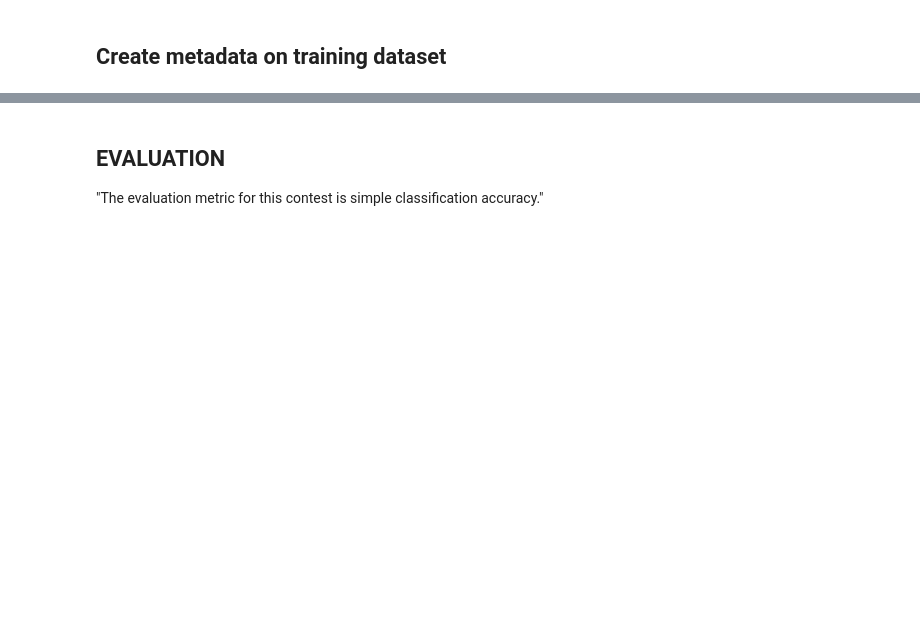
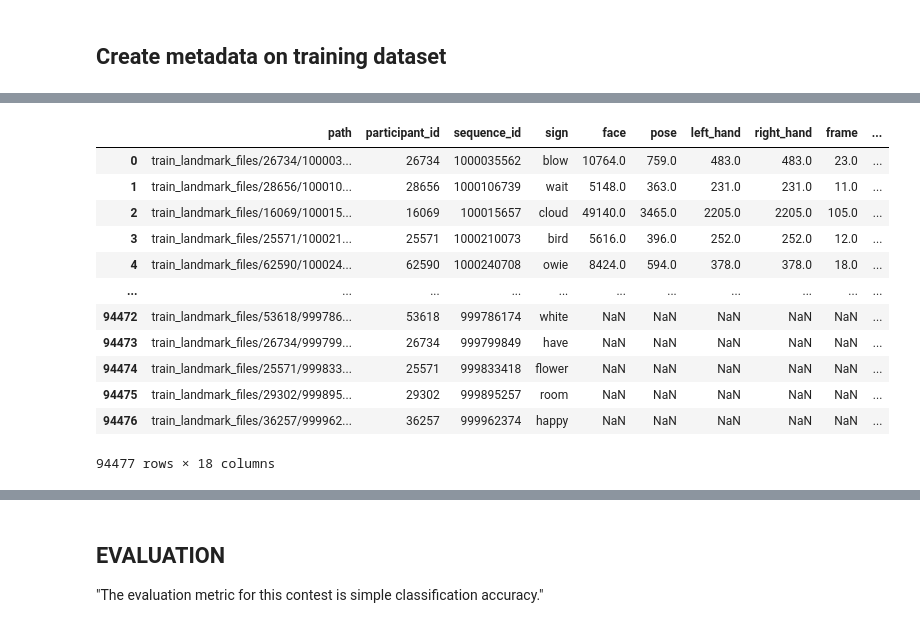
Before and after one commit to addomaks/Exploratory-Analysis, a Jupyter notebook: sign-language-recognition-asl.ipynb, the cells around one changed output, grey strips where cells are left out. Cells and saved outputs as stored; diff of their text form; code cells hidden in the pictures; blank space fills up the shorter version.

Commit message:
Kaggle Notebook | Sign Language Recognition ASL | Version 2

```diff
--- a/sign-language-recognition-asl.ipynb
+++ b/sign-language-recognition-asl.ipynb
@@ -183,11 +183,29 @@ types: ['face' 'left_hand' 'pose' 'right_hand']
 # %% [markdown]
 ## Create metadata on training dataset
 # %%
-for i, d in tqdm(train.iterrows(), total=len(train)):
+combined_meta = {}
+for index, d in tqdm(train.iterrows(), total=len(train)):
     file_path = d['path']
     landmark_read = pd.read_parquet(f"{BASE_DIR}/{file_path}")
     meta = landmark_read['type'].value_counts().to_dict()
     meta['frame'] = landmark_read['frame'].nunique() ##number of frames in a file
-    break
+    xyz_meta = (
+    landmark_read.agg(
+        {
+            'x':['min', 'max', 'mean'],
+            'y':['min', 'max', 'mean'],
+            'z':['min', 'max', 'mean']
+        }
+    )
+    .unstack()
+    .to_dict()
+    )
+
+    for key in xyz_meta.keys():
+        new_keys = key[0] + '_' + key[1]
+        meta[new_keys] = xyz_meta[key]
+    combined_meta[file_path] = meta
+    if index == 1_000:
+        break
 # %% [output]
 [interactive output not drawn]
@@ -198,0 +230,5 @@ xyz_meta = landmark_read.agg({'x':['min', 'max', 'mean'], 'y':['min', 'max', 'me
+# %%
+train_with_meta = train.merge(
+    pd.DataFrame(combined_meta).T.reset_index().rename(columns={'index':'path'}),
+    how='left'
+)
@@ -198,0 +237,16 @@ xyz_meta = landmark_read.agg({'x':['min', 'max', 'mean'], 'y':['min', 'max', 'me
+# %%
+train_with_meta
+# %% [output]
+|  | path | participant_id | sequence_id | sign | face | pose | left_hand | right_hand | frame | ... |
+| 0 | train_landmark_files/26734/100003... | 26734 | 1000035562 | blow | 10764.0 | 759.0 | 483.0 | 483.0 | 23.0 | ... |
+| 1 | train_landmark_files/28656/100010... | 28656 | 1000106739 | wait | 5148.0 | 363.0 | 231.0 | 231.0 | 11.0 | ... |
+| 2 | train_landmark_files/16069/100015... | 16069 | 100015657 | cloud | 49140.0 | 3465.0 | 2205.0 | 2205.0 | 105.0 | ... |
+| 3 | train_landmark_files/25571/100021... | 25571 | 1000210073 | bird | 5616.0 | 396.0 | 252.0 | 252.0 | 12.0 | ... |
+| 4 | train_landmark_files/62590/100024... | 62590 | 1000240708 | owie | 8424.0 | 594.0 | 378.0 | 378.0 | 18.0 | ... |
+| ... | ... | ... | ... | ... | ... | ... | ... | ... | ... | ... |
+| 94472 | train_landmark_files/53618/999786... | 53618 | 999786174 | white | NaN | NaN | NaN | NaN | NaN | ... |
+| 94473 | train_landmark_files/26734/999799... | 26734 | 999799849 | have | NaN | NaN | NaN | NaN | NaN | ... |
+| 94474 | train_landmark_files/25571/999833... | 25571 | 999833418 | flower | NaN | NaN | NaN | NaN | NaN | ... |
+| 94475 | train_landmark_files/29302/999895... | 29302 | 999895257 | room | NaN | NaN | NaN | NaN | NaN | ... |
+| 94476 | train_landmark_files/36257/999962... | 36257 | 999962374 | happy | NaN | NaN | NaN | NaN | NaN | ... |
+94477 rows × 18 columns
```
Also changed, not shown: parts of 6 cells of this notebook.
